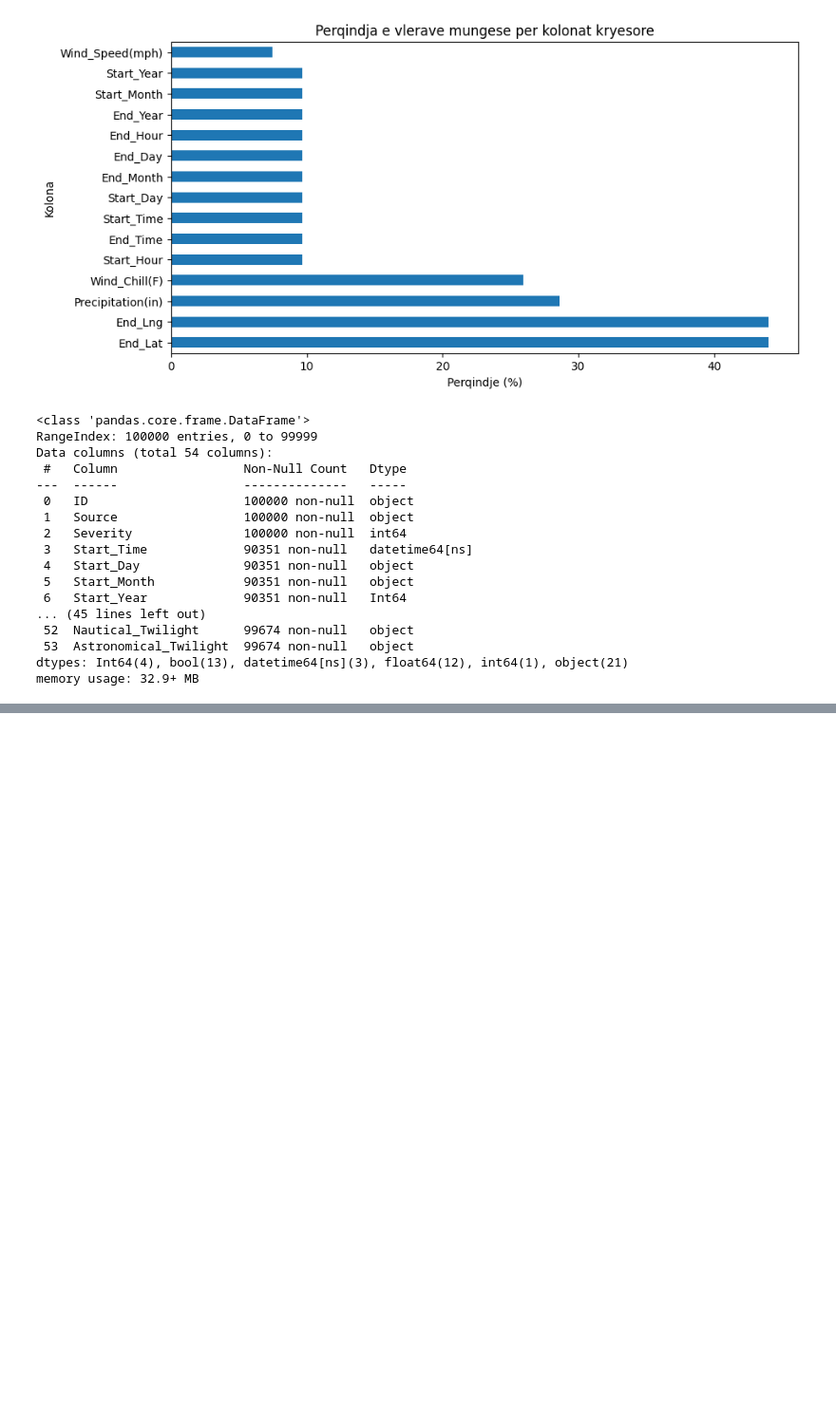
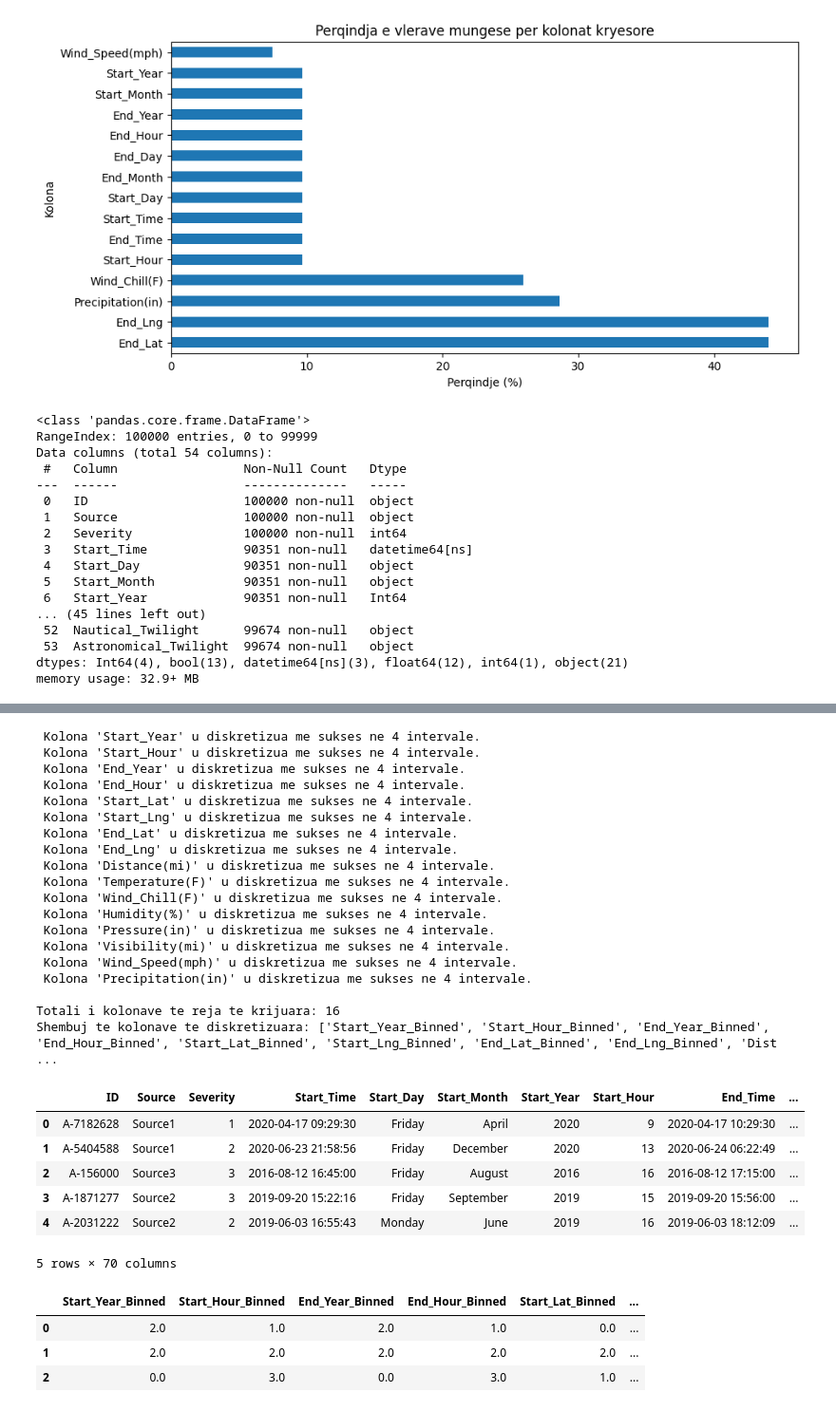
Before and after one commit to DiellzaPervetica/PVDSH_Gr15_2025, a Jupyter notebook: main.ipynb, the cells around one changed output, grey strips where cells are left out. Shown at 95% size. Drawn from its saved outputs; the diff is of its cells as text; code cells hidden in the pictures; blank space fills up the shorter version.

```diff
--- a/main.ipynb
+++ b/main.ipynb
@@ -524,0 +613,60 @@ Kolona 'Astronomical_Twilight' jane zvendesuar mungesat me moden ('Day')
+# %%
+from sklearn.preprocessing import KBinsDiscretizer
+
+df_disc = df_merged.copy()
+
+numeric_cols = df_disc.select_dtypes(include=['float64', 'int64', 'Int64']).columns
+
+exclude_cols = ['ID', 'Severity']  # ID dhe target nuk duhen ndare ne intervale
+numeric_cols = [col for col in numeric_cols if col not in exclude_cols]
+
+
+discretizer = KBinsDiscretizer(n_bins=4, encode='ordinal', strategy='quantile')
+
+for col in numeric_cols:
+    if df_disc[col].nunique() > 4:
+        try:
+            df_disc[col + '_Binned'] = discretizer.fit_transform(df_disc[[col]])
+            print(f" Kolona '{col}' u diskretizua me sukses ne 4 intervale.")
+        except Exception as e:
+            print(f"Kolona '{col}' nuk u diskretizua ({e}).")
+
+binned_cols = [col for col in df_disc.columns if col.endswith('_Binned')]
+print(f"\nTotali i kolonave te reja te krijuara: {len(binned_cols)}")
+print("Shembuj te kolonave te diskretizuara:", binned_cols[:10])
+
+df_disc.head(5)
+# %% [output]
+ Kolona 'Start_Year' u diskretizua me sukses ne 4 intervale.
+ Kolona 'Start_Hour' u diskretizua me sukses ne 4 intervale.
+ Kolona 'End_Year' u diskretizua me sukses ne 4 intervale.
+ Kolona 'End_Hour' u diskretizua me sukses ne 4 intervale.
+ Kolona 'Start_Lat' u diskretizua me sukses ne 4 intervale.
+ Kolona 'Start_Lng' u diskretizua me sukses ne 4 intervale.
+ Kolona 'End_Lat' u diskretizua me sukses ne 4 intervale.
+ Kolona 'End_Lng' u diskretizua me sukses ne 4 intervale.
+ Kolona 'Distance(mi)' u diskretizua me sukses ne 4 intervale.
+ Kolona 'Temperature(F)' u diskretizua me sukses ne 4 intervale.
+ Kolona 'Wind_Chill(F)' u diskretizua me sukses ne 4 intervale.
+ Kolona 'Humidity(%)' u diskretizua me sukses ne 4 intervale.
+ Kolona 'Pressure(in)' u diskretizua me sukses ne 4 intervale.
+ Kolona 'Visibility(mi)' u diskretizua me sukses ne 4 intervale.
+ Kolona 'Wind_Speed(mph)' u diskretizua me sukses ne 4 intervale.
+ Kolona 'Precipitation(in)' u diskretizua me sukses ne 4 intervale.
+
+Totali i kolonave te reja te krijuara: 16
+Shembuj te kolonave te diskretizuara: ['Start_Year_Binned', 'Start_Hour_Binned', 'End_Year_Binned', 'End_Hour_Binned', 'Start_Lat_Binned', 'Start_Lng_Binned', 'End_Lat_Binned', 'End_Lng_Binned', 'Dist ...
+|  | ID | Source | Severity | Start_Time | Start_Day | Start_Month | Start_Year | Start_Hour | End_Time | ... |
+| 0 | A-7182628 | Source1 | 1 | 2020-04-17 09:29:30 | Friday | April | 2020 | 9 | 2020-04-17 10:29:30 | ... |
+| 1 | A-5404588 | Source1 | 2 | 2020-06-23 21:58:56 | Friday | December | 2020 | 13 | 2020-06-24 06:22:49 | ... |
+| 2 | A-156000 | Source3 | 3 | 2016-08-12 16:45:00 | Friday | August | 2016 | 16 | 2016-08-12 17:15:00 | ... |
+| 3 | A-1871277 | Source2 | 3 | 2019-09-20 15:22:16 | Friday | September | 2019 | 15 | 2019-09-20 15:56:00 | ... |
+| 4 | A-2031222 | Source2 | 2 | 2019-06-03 16:55:43 | Monday | June | 2019 | 16 | 2019-06-03 18:12:09 | ... |
+5 rows × 70 columns
+# %%
+df_disc.head(3).filter(like='_Binned')
+# %% [output]
+|  | Start_Year_Binned | Start_Hour_Binned | End_Year_Binned | End_Hour_Binned | Start_Lat_Binned | ... |
+| 0 | 2.0 | 1.0 | 2.0 | 1.0 | 0.0 | ... |
+| 1 | 2.0 | 2.0 | 2.0 | 2.0 | 2.0 | ... |
+| 2 | 0.0 | 3.0 | 0.0 | 3.0 | 1.0 | ... |
```
Also changed, not shown: parts of 3 cells of this notebook.
